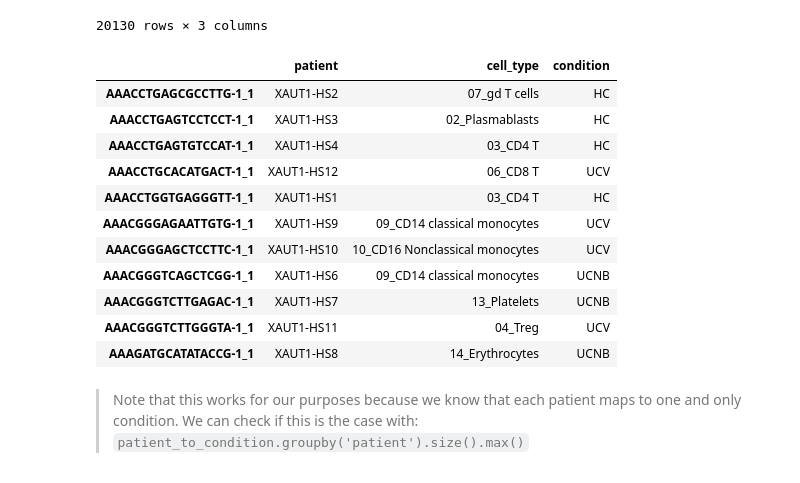
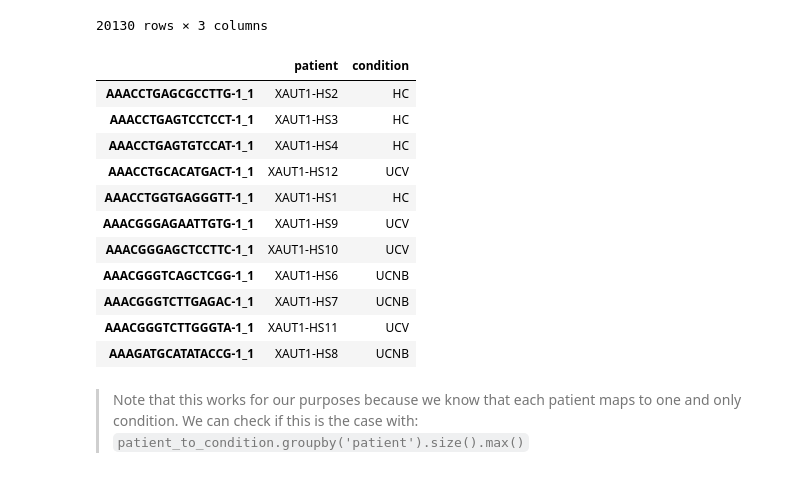
Before and after one commit to POLimmuno/PaulLeclerc_225a, a Jupyter notebook: bms225a_ds_workshop2_PaulLeclerc.ipynb, the cells around one changed output. Saved outputs shown, nothing was run; the diff lists cells and outputs as text; code cells hidden in the pictures.

```diff
--- a/bms225a_ds_workshop2_PaulLeclerc.ipynb
+++ b/bms225a_ds_workshop2_PaulLeclerc.ipynb
@@ -445,27 +448,27 @@ cell_df
 # %%
 ## Create a dataframe (lets call it patient_to_condition) by selecting the two columns from cell_df
 ## and calling the function .drop_duplicates(). Let's do this in the same line of code
 select_columns = ['patient','condition']
 
 ######################################################################
 
-patient_to_condition = cell_df.drop_duplicates(select_columns)
+patient_to_condition = cell_df[select_columns].drop_duplicates()
 patient_to_condition
 
 ######################################################################
 # %% [output]
-|  | patient | cell_type | condition |
-| AAACCTGAGCGCCTTG-1_1 | XAUT1-HS2 | 07_gd T cells | HC |
-| AAACCTGAGTCCTCCT-1_1 | XAUT1-HS3 | 02_Plasmablasts | HC |
-| AAACCTGAGTGTCCAT-1_1 | XAUT1-HS4 | 03_CD4 T | HC |
-| AAACCTGCACATGACT-1_1 | XAUT1-HS12 | 06_CD8 T | UCV |
-| AAACCTGGTGAGGGTT-1_1 | XAUT1-HS1 | 03_CD4 T | HC |
-| AAACGGGAGAATTGTG-1_1 | XAUT1-HS9 | 09_CD14 classical monocytes | UCV |
-| AAACGGGAGCTCCTTC-1_1 | XAUT1-HS10 | 10_CD16 Nonclassical monocytes | UCV |
-| AAACGGGTCAGCTCGG-1_1 | XAUT1-HS6 | 09_CD14 classical monocytes | UCNB |
-| AAACGGGTCTTGAGAC-1_1 | XAUT1-HS7 | 13_Platelets | UCNB |
-| AAACGGGTCTTGGGTA-1_1 | XAUT1-HS11 | 04_Treg | UCV |
-| AAAGATGCATATACCG-1_1 | XAUT1-HS8 | 14_Erythrocytes | UCNB |
+|  | patient | condition |
+| AAACCTGAGCGCCTTG-1_1 | XAUT1-HS2 | HC |
+| AAACCTGAGTCCTCCT-1_1 | XAUT1-HS3 | HC |
+| AAACCTGAGTGTCCAT-1_1 | XAUT1-HS4 | HC |
+| AAACCTGCACATGACT-1_1 | XAUT1-HS12 | UCV |
+| AAACCTGGTGAGGGTT-1_1 | XAUT1-HS1 | HC |
+| AAACGGGAGAATTGTG-1_1 | XAUT1-HS9 | UCV |
+| AAACGGGAGCTCCTTC-1_1 | XAUT1-HS10 | UCV |
+| AAACGGGTCAGCTCGG-1_1 | XAUT1-HS6 | UCNB |
+| AAACGGGTCTTGAGAC-1_1 | XAUT1-HS7 | UCNB |
+| AAACGGGTCTTGGGTA-1_1 | XAUT1-HS11 | UCV |
+| AAAGATGCATATACCG-1_1 | XAUT1-HS8 | UCNB |
 # %% [markdown]
 > Note that this works for our purposes because we know that each patient maps to one and only condition. We can check if this is the case with: `patient_to_condition.groupby('patient').size().max()`
 # %%
```
Also changed, not shown: parts of 3 cells of this notebook.
